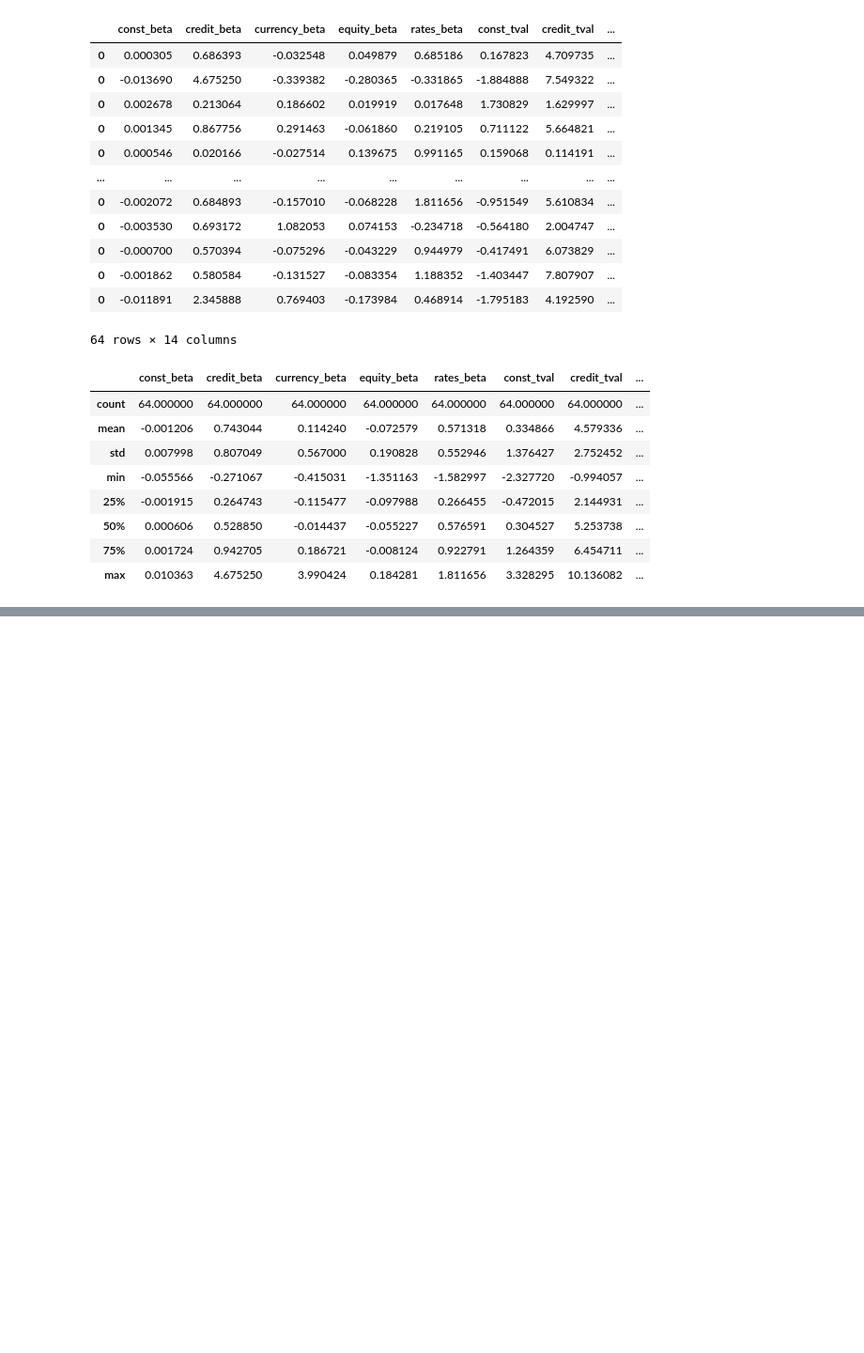
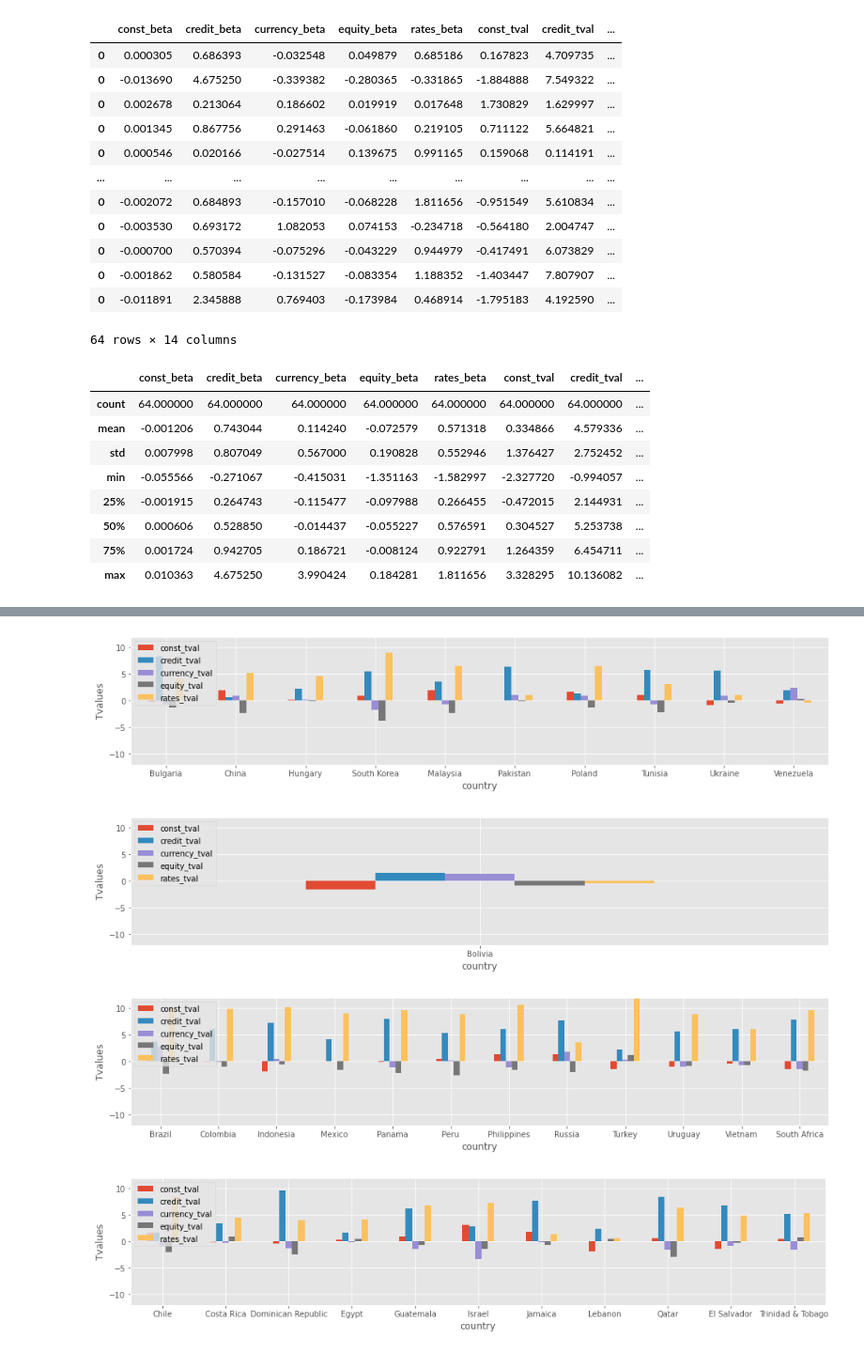
Before and after one commit to wingwingz/AFP, a Jupyter notebook: Risk Premia/bond.ipynb, the cells around one changed output, grey strips where cells are left out. Shown: that part at 94% size. Saved outputs shown, nothing was run; the diff lists cells and outputs as text; code cells hidden in the pictures; blank space fills up the shorter version.

```diff
--- a/Risk Premia/bond.ipynb
+++ b/Risk Premia/bond.ipynb
@@ -158,0 +271,7 @@ results_df.describe()
+# %%
+plot_multiple_clusters(results_with_cluster, tval_df, 12, 'Tvalues')
+# %% [output]
+[figure, added]
+[figure, added]
+[figure, added]
+[figure, added]
```
Also changed, not shown: parts of 13 cells of this notebook.
